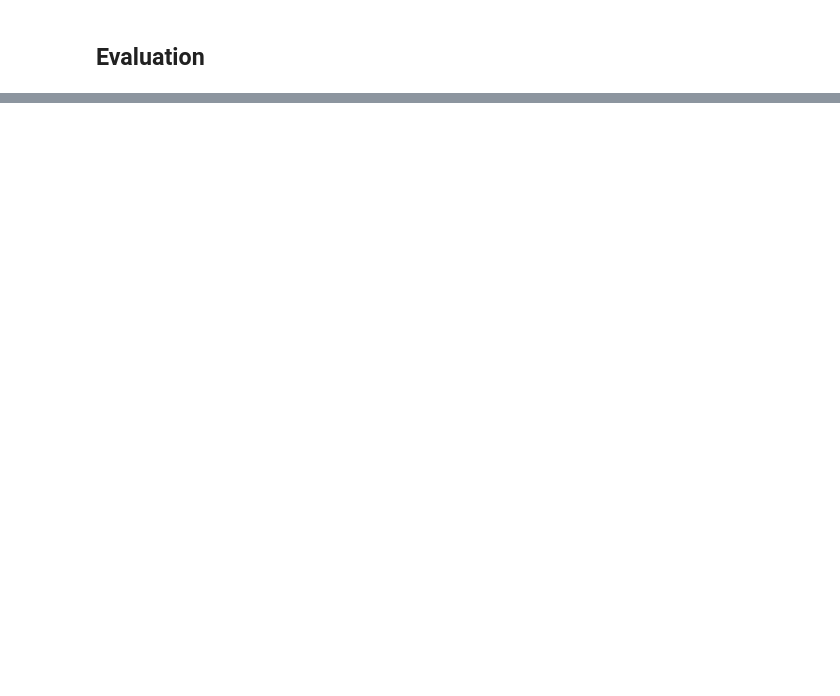
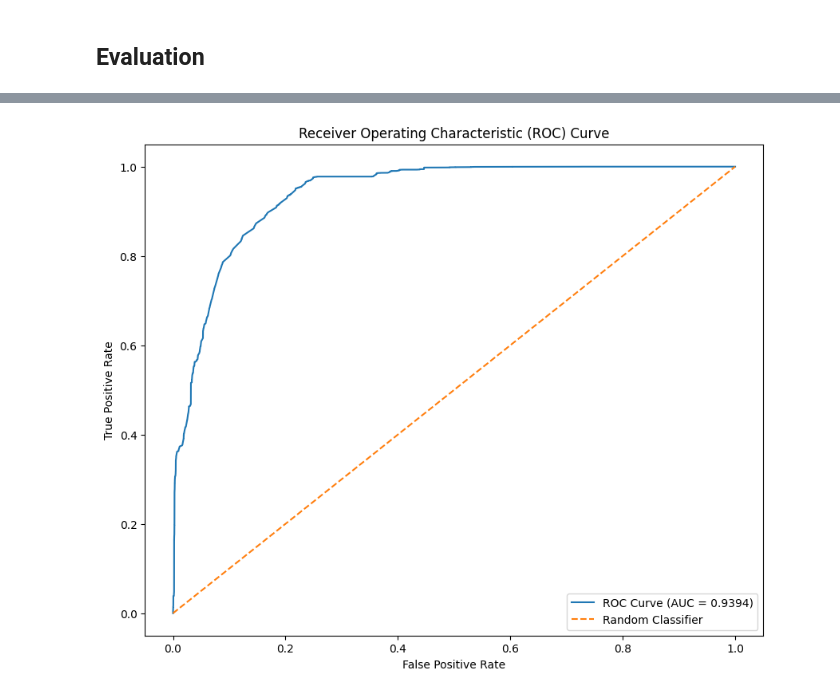
Before and after one commit to AmazingK2k3/Data_Analytics_Mini_Projects, a Jupyter notebook: CyberSecurity_threat_classification.ipynb, the cells around one changed output, grey strips where cells are left out. Cells and saved outputs as stored; diff of their text form; code cells hidden in the pictures; blank space fills up the shorter version.

```diff
--- a/midsem2.ipynb
+++ b/CyberSecurity_threat_classification.ipynb
@@ -480,12 +572,14 @@ plt.show()
 # %%
 # ROC Curve
 from sklearn.metrics import roc_curve
-fpr, tpr, thresholds = roc_curve(y_test, y_pred_proba)
+fpr, tpr, thresholds = roc_curve(y_test_data, y_pred_proba)
 plt.figure(figsize=(10, 8))
 plt.plot(fpr, tpr, label=f'ROC Curve (AUC = {roc_auc:.4f})')
 plt.plot([0, 1], [0, 1], linestyle='--', label='Random Classifier')
 plt.xlabel('False Positive Rate')
 plt.ylabel('True Positive Rate')
 plt.title('Receiver Operating Characteristic (ROC) Curve')
 plt.legend()
 plt.show()
+# %% [output]
+[figure, added]
```
Also changed, not shown: parts of 30 cells of this notebook, 10 other files.
